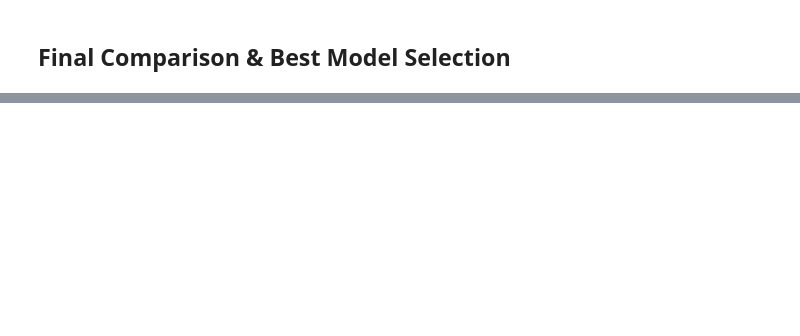
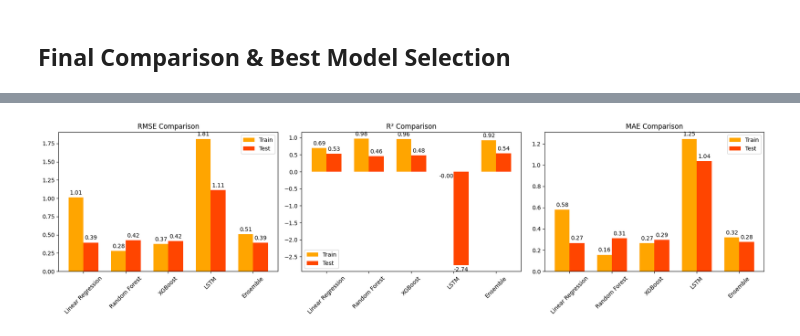
Before and after one commit to GIJOE1003/3103ETF, a Jupyter notebook: Notebook3_Volatility_Forecasting.ipynb, the cells around one changed output, grey strips where cells are left out. Drawn from its saved outputs; the diff is of its cells as text; code cells hidden in the pictures; blank space fills up the shorter version.

```diff
--- a/Notebook3_Volatility_Forecasting.ipynb
+++ b/Notebook3_Volatility_Forecasting.ipynb
@@ -190,21 +214,21 @@ XGBoost - RMSE: 0.4172, MAE: 0.2937, R2: 0.4722
 # %% [markdown]
 ### LSTM Regression
 # %%
-
 # Rebuild sequence data for LSTM
 def create_lstm_sequences(data, target, lookback=7):
     X_lstm, y_lstm = [], []
     for ticker in data['Ticker'].unique():
         df_ticker = data[data['Ticker'] == ticker].reset_index(drop=True)
         for i in range(lookback, len(df_ticker) - 7):
-            X_lstm.append(df_ticker[features].iloc[i-lookback:i].values)
+            X_lstm.append(df_ticker[features].iloc[i - lookback:i].values)
             y_lstm.append(df_ticker[target].iloc[i])
     return np.array(X_lstm), np.array(y_lstm)
 
 X_lstm, y_lstm = create_lstm_sequences(df, 'Rolling_Std_7')
-X_train_lstm, X_test_lstm = X_lstm[:int(0.8*len(X_lstm))], X_lstm[int(0.8*len(X_lstm)):]
-y_train_lstm, y_test_lstm = y_lstm[:int(0.8*len(y_lstm))], y_lstm[int(0.8*len(y_lstm)):]
+X_train_lstm, X_test_lstm = X_lstm[:int(0.8 * len(X_lstm))], X_lstm[int(0.8 * len(X_lstm)):]
+y_train_lstm, y_test_lstm = y_lstm[:int(0.8 * len(y_lstm))], y_lstm[int(0.8 * len(y_lstm)):]
 
+# Build model
 lstm_model = Sequential([
     LSTM(64, input_shape=(X_train_lstm.shape[1], X_train_lstm.shape[2])),
     Dense(1)
@@ -212,11 +236,19 @@ lstm_model = Sequential([
 lstm_model.compile(optimizer='adam', loss='mse')
 early_stop = EarlyStopping(patience=5, restore_best_weights=True)
 lstm_model.fit(X_train_lstm, y_train_lstm, epochs=10, batch_size=32, validation_split=0.1, callbacks=[early_stop])
+
+# Test evaluation
 y_pred_lstm = lstm_model.predict(X_test_lstm)
-
 rmse_lstm = np.sqrt(mean_squared_error(y_test_lstm, y_pred_lstm))
 mae_lstm = mean_absolute_error(y_test_lstm, y_pred_lstm)
 r2_lstm = r2_score(y_test_lstm, y_pred_lstm)
-print(f"LSTM - RMSE: {rmse_lstm:.4f}, MAE: {mae_lstm:.4f}, R2: {r2_lstm:.4f}")
+print(f"Test-LSTM-RMSE: {rmse_lstm:.4f}, MAE: {mae_lstm:.4f}, R2: {r2_lstm:.4f}")
+
+# Train evaluation
+y_train_pred_lstm = lstm_model.predict(X_train_lstm)
+rmse_lstm_train = np.sqrt(mean_squared_error(y_train_lstm, y_train_pred_lstm))
+mae_lstm_train = mean_absolute_error(y_train_lstm, y_train_pred_lstm)
+r2_lstm_train = r2_score(y_train_lstm, y_train_pred_lstm)
+print(f"Train-LSTM-RMSE: {rmse_lstm_train:.4f}, MAE: {mae_lstm_train:.4f}, R2: {r2_lstm_train:.4f}")
 # %% [output]
 Epoch 1/10
@@ -291,3 +355,69 @@ LSTM               1.120897  1.042584 -2.792351
+# %%
+import matplotlib.pyplot as plt
+import pandas as pd
+import numpy as np
+
+# Sample metrics from your previous output
+metrics_data = {
+    'Linear Regression': (rmse_train_lr, mae_train_lr, r2_train_lr),
+    'Random Forest': (rmse_train_rf, mae_train_rf, r2_train_rf),
+    'XGBoost': (rmse_train_xgb, mae_train_xgb, r2_train_xgb),
+    'LSTM': (rmse_lstm_train, mae_lstm_train, r2_lstm_train),
+    'Ensemble': (rmse_train, mae_train, r2_train)
+}
+
+df_metrics = pd.DataFrame(metrics_data, index=['RMSE_Train', 'MAE_Train', 'R2_Train']).transpose()
+df_metrics[['RMSE_Test', 'MAE_Test', 'R2_Test']] = [
+    (rmse_lr, mae_lr, r2_lr),
+    (rmse_rf, mae_rf, r2_rf),
+    (rmse_xgb, mae_xgb,
+     r2_xgb),
+    (rmse_lstm, mae_lstm, r2_lstm),
+    (rmse_test, mae_test, r2_test)
+]
+
+
+#
+models = df_metrics.index.tolist()
+x = np.arange(len(models))
+width = 0.35
+
+fig, axs = plt.subplots(1, 3, figsize=(18, 5))
+
+# RMSE
+bars1 = axs[0].bar(x - width/2, df_metrics["RMSE_Train"], width, label='Train', color='orange')
+bars2 = axs[0].bar(x + width/2, df_metrics["RMSE_Test"], width, label='Test', color='orangered')
+axs[0].set_title("RMSE Comparison")
+axs[0].set_xticks(x)
+axs[0].set_xticklabels(models, rotation=45)
+axs[0].legend()
+axs[0].bar_label(bars1, fmt='%.2f', padding=3)
+axs[0].bar_label(bars2, fmt='%.2f', padding=3)
+
+# R²
+bars1 = axs[1].bar(x - width/2, df_metrics["R2_Train"], width, label='Train', color='orange')
+bars2 = axs[1].bar(x + width/2, df_metrics["R2_Test"], width, label='Test', color='orangered')
+axs[1].set_title("R² Comparison")
+axs[1].set_xticks(x)
+axs[1].set_xticklabels(models, rotation=45)
+axs[1].legend()
+axs[1].bar_label(bars1, fmt='%.2f', padding=3)
+axs[1].bar_label(bars2, fmt='%.2f', padding=3)
+
+# MAE
+bars1 = axs[2].bar(x - width/2, df_metrics["MAE_Train"], width, label='Train', color='orange')
+bars2 = axs[2].bar(x + width/2, df_metrics["MAE_Test"], width, label='Test', color='orangered')
+axs[2].set_title("MAE Comparison")
+axs[2].set_xticks(x)
+axs[2].set_xticklabels(models, rotation=45)
+axs[2].legend()
+axs[2].bar_label(bars1, fmt='%.2f', padding=3)
+axs[2].bar_label(bars2, fmt='%.2f', padding=3)
+
+plt.tight_layout()
+plt.show()
+# %% [output]
+[figure, added]
 # %%
 import pandas as pd
 import numpy as np
```
Also changed, not shown: parts of 8 cells of this notebook.
